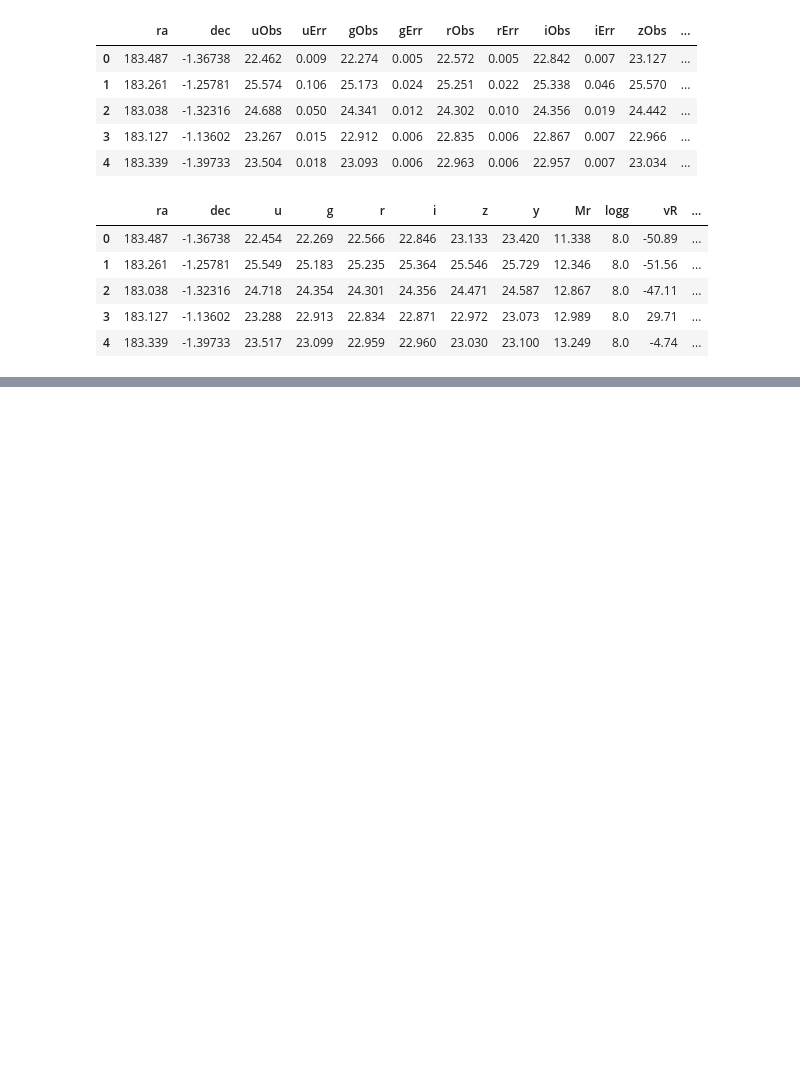
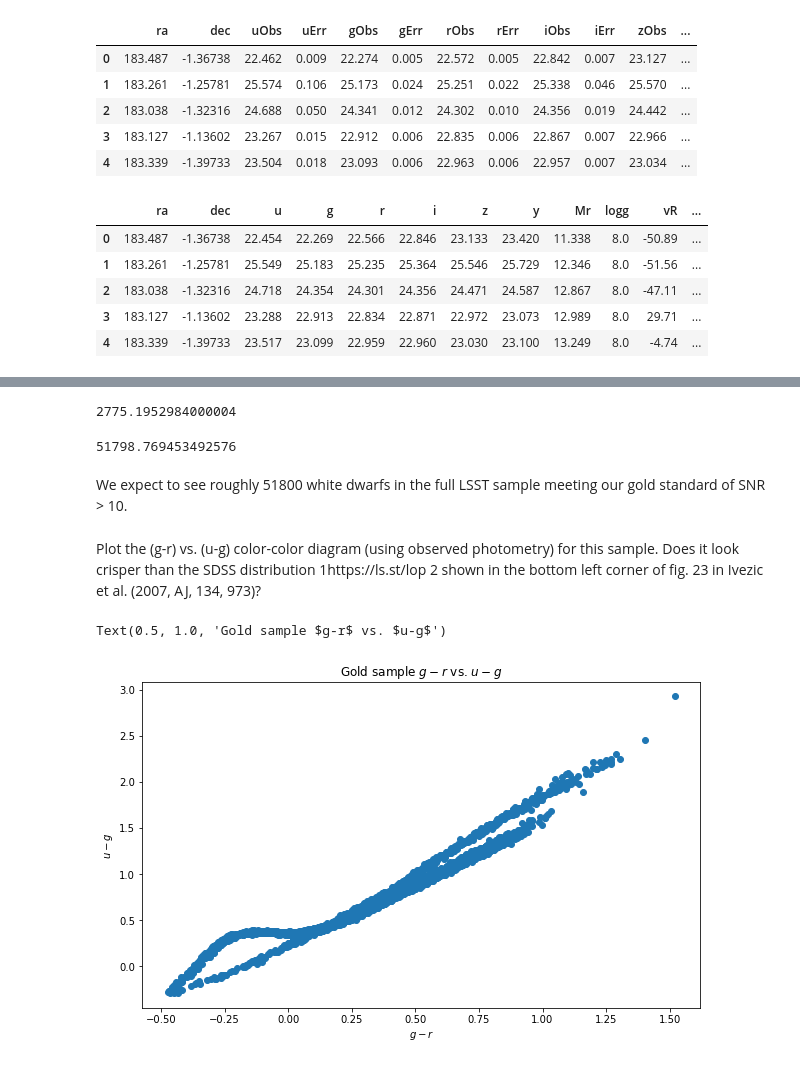
Before and after one commit to ykwang1/astr-511-w21, a Jupyter notebook: homeworks/notebooks/Homework3.ipynb, the cells around one changed output, grey strips where cells are left out. Drawn from its saved outputs; the diff is of its cells as text; code cells hidden in the pictures; blank space fills up the shorter version.

```diff
--- a/homeworks/notebooks/Homework3.ipynb
+++ b/homeworks/notebooks/Homework3.ipynb
@@ -123,0 +146,21 @@ plt.scatter(obs.loc[obs['gold_pi'], 'gObs'] - obs.loc[obs['gold_pi'], 'rObs'], o
+# %%
+run_mc(obs, n=10000000, dec_bounds=bounds_df) * 41252
+# %% [output]
+2775.1952984000004
+# %%
+20000/2763 * len(obs_gold)
+# %% [output]
+51798.769453492576
+# %% [markdown]
+We expect to see roughly 51800 white dwarfs in the full LSST sample meeting our gold standard of SNR > 10.
+# %% [markdown]
+Plot the (g-r) vs. (u-g) color-color diagram (using observed photometry) for this sample. Does it look crisper than the SDSS distribution 1https://ls.st/lop
+2 shown in the bottom left corner of fig. 23 in Ivezic et al. (2007, AJ, 134, 973)?
+# %%
+plt.scatter(obs_gold['gObs'] - obs_gold['rObs'], obs_gold['uObs'] - obs_gold['gObs'])
+plt.xlabel(r'$g-r$')
+plt.ylabel(r'$u-g$')
+plt.title(r'Gold sample $g-r$ vs. $u-g$')
+# %% [output]
+Text(0.5, 1.0, 'Gold sample $g-r$ vs. $u-g$')
+[figure, added]
```
Also changed, not shown: parts of 76 cells of this notebook.
